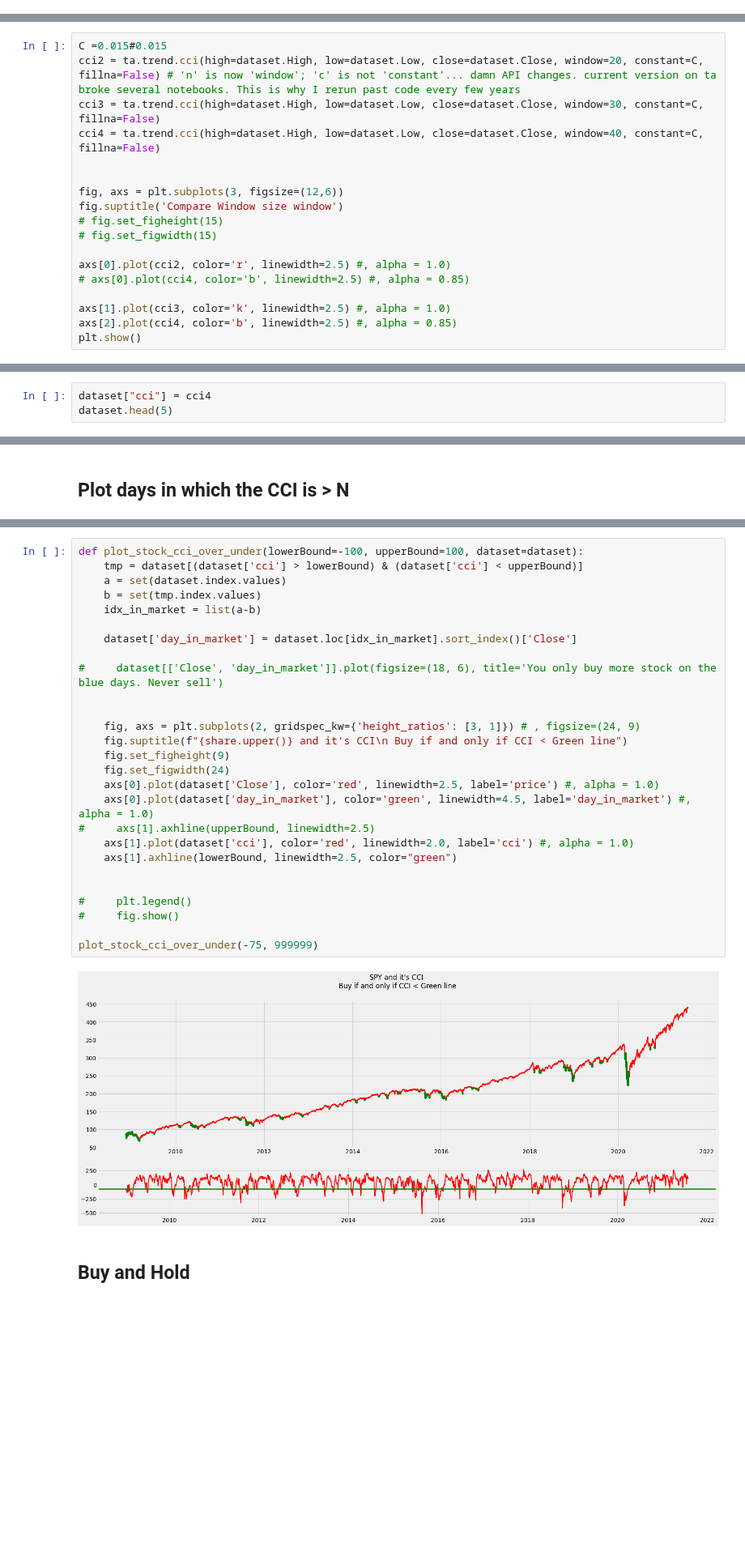
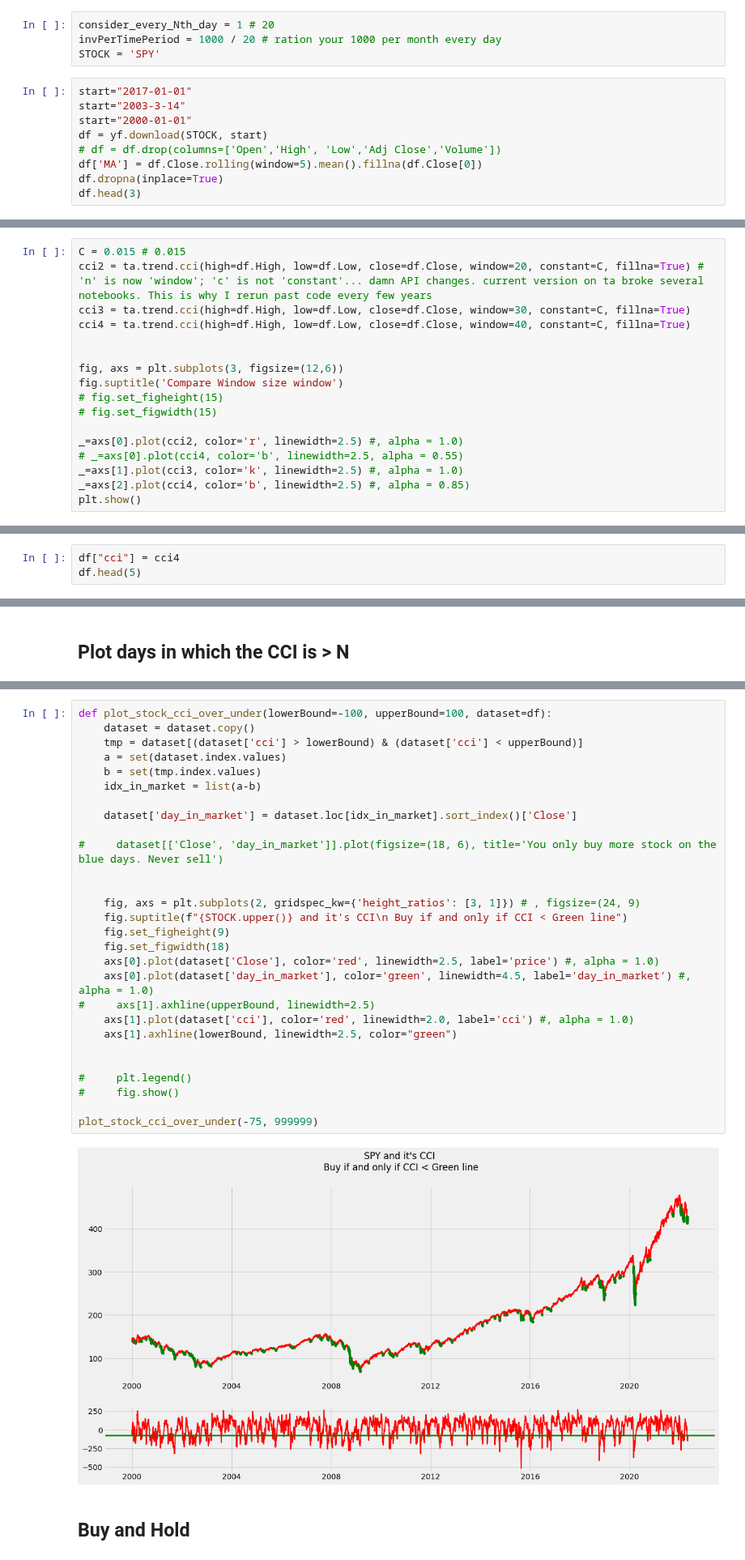
Before and after one commit to alik604/algorithmic-trading, a Jupyter notebook: stock_algo_trading_CCI.ipynb, the cells around one changed output, grey strips where cells are left out. Shown at 81% size. Drawn from its saved outputs; the diff is of its cells as text; blank space fills up the shorter version.

```diff
--- a/stock_algo_trading_CCI.ipynb
+++ b/stock_algo_trading_CCI.ipynb
@@ -44,0 +22,13 @@ dataset.head(20)
+# %%
+consider_every_Nth_day = 1 # 20
+invPerTimePeriod = 1000 / 20 # ration your 1000 per month every day
+STOCK = 'SPY'
+# %%
+start="2017-01-01"
+start="2003-3-14"
+start="2000-01-01"
+df = yf.download(STOCK, start)
+# df = df.drop(columns=['Open','High', 'Low','Adj Close','Volume'])
+df['MA'] = df.Close.rolling(window=5).mean().fillna(df.Close[0])
+df.dropna(inplace=True)
+df.head(3)
@@ -45,8 +42,8 @@ dataset.head(20)
 # %%
-C =0.015#0.015
-cci2 = ta.trend.cci(high=dataset.High, low=dataset.Low, close=dataset.Close, window=20, constant=C, fillna=False) # 'n' is now 'window'; 'c' is not 'constant'... damn API changes. current version on ta broke several notebooks. This is why I rerun past code every few years
-cci3 = ta.trend.cci(high=dataset.High, low=dataset.Low, close=dataset.Close, window=30, constant=C, fillna=False)
-cci4 = ta.trend.cci(high=dataset.High, low=dataset.Low, close=dataset.Close, window=40, constant=C, fillna=False)
+C = 0.015 # 0.015
+cci2 = ta.trend.cci(high=df.High, low=df.Low, close=df.Close, window=20, constant=C, fillna=True) # 'n' is now 'window'; 'c' is not 'constant'... damn API changes. current version on ta broke several notebooks. This is why I rerun past code every few years
+cci3 = ta.trend.cci(high=df.High, low=df.Low, close=df.Close, window=30, constant=C, fillna=True)
+cci4 = ta.trend.cci(high=df.High, low=df.Low, close=df.Close, window=40, constant=C, fillna=True)
 
 
 fig, axs = plt.subplots(3, figsize=(12,6))
@@ -54,10 +51,9 @@ fig.suptitle('Compare Window size window')
 # fig.set_figheight(15)
 # fig.set_figwidth(15)
 
-axs[0].plot(cci2, color='r', linewidth=2.5) #, alpha = 1.0)
-# axs[0].plot(cci4, color='b', linewidth=2.5) #, alpha = 0.85)
-
-axs[1].plot(cci3, color='k', linewidth=2.5) #, alpha = 1.0)
-axs[2].plot(cci4, color='b', linewidth=2.5) #, alpha = 0.85)
+_=axs[0].plot(cci2, color='r', linewidth=2.5) #, alpha = 1.0)
+# _=axs[0].plot(cci4, color='b', linewidth=2.5, alpha = 0.55)
+_=axs[1].plot(cci3, color='k', linewidth=2.5) #, alpha = 1.0)
+_=axs[2].plot(cci4, color='b', linewidth=2.5) #, alpha = 0.85)
 plt.show()
 # %% [output]
@@ -67,4 +62,4 @@ plt.show()
 # %%
-dataset["cci"] = cci4
-dataset.head(5)
+df["cci"] = cci4
+df.head(5)
 # %% [output]
@@ -86,31 +80,32 @@ KeyError: 'day_in_market'
 # %%
-def plot_stock_cci_over_under(lowerBound=-100, upperBound=100, dataset=dataset):
+def plot_stock_cci_over_under(lowerBound=-100, upperBound=100, dataset=df):
+    dataset = dataset.copy()
     tmp = dataset[(dataset['cci'] > lowerBound) & (dataset['cci'] < upperBound)]
     a = set(dataset.index.values)
     b = set(tmp.index.values)
     idx_in_market = list(a-b)
 
     dataset['day_in_market'] = dataset.loc[idx_in_market].sort_index()['Close']
 
 #     dataset[['Close', 'day_in_market']].plot(figsize=(18, 6), title='You only buy more stock on the blue days. Never sell')
 
 
     fig, axs = plt.subplots(2, gridspec_kw={'height_ratios': [3, 1]}) # , figsize=(24, 9)
-    fig.suptitle(f"{share.upper()} and it's CCI\n Buy if and only if CCI < Green line")
+    fig.suptitle(f"{STOCK.upper()} and it's CCI\n Buy if and only if CCI < Green line")
     fig.set_figheight(9)
-    fig.set_figwidth(24)
+    fig.set_figwidth(18)
     axs[0].plot(dataset['Close'], color='red', linewidth=2.5, label='price') #, alpha = 1.0)
     axs[0].plot(dataset['day_in_market'], color='green', linewidth=4.5, label='day_in_market') #, alpha = 1.0)
 #     axs[1].axhline(upperBound, linewidth=2.5)
     axs[1].plot(dataset['cci'], color='red', linewidth=2.0, label='cci') #, alpha = 1.0)
     axs[1].axhline(lowerBound, linewidth=2.5, color="green")
 
 
 #     plt.legend()
 #     fig.show()
 
 plot_stock_cci_over_under(-75, 999999)
 # %% [output]
-[figure, old version]
+[figure, new version]
 # %% [markdown]
 ## Buy and Hold
```
Also changed, not shown: parts of 15 cells of this notebook.
